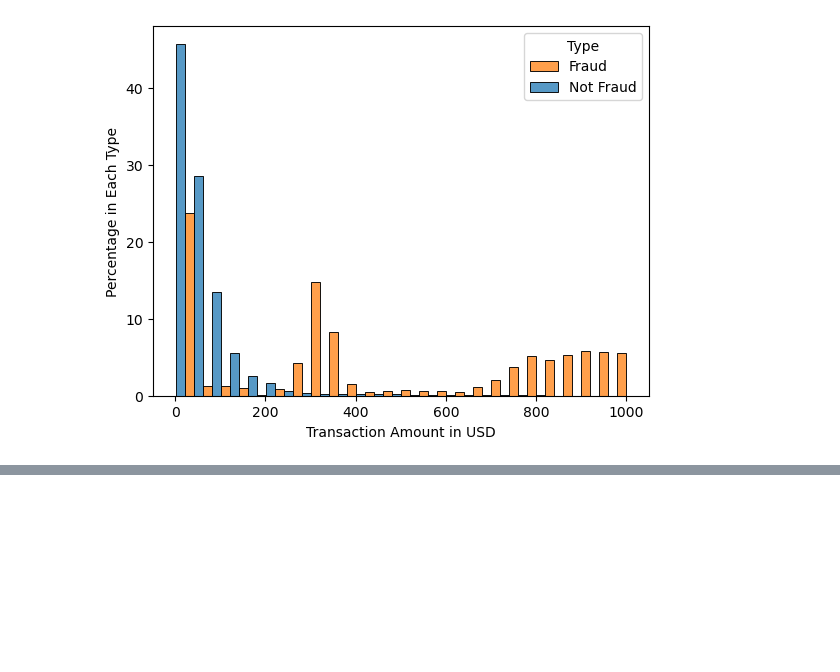
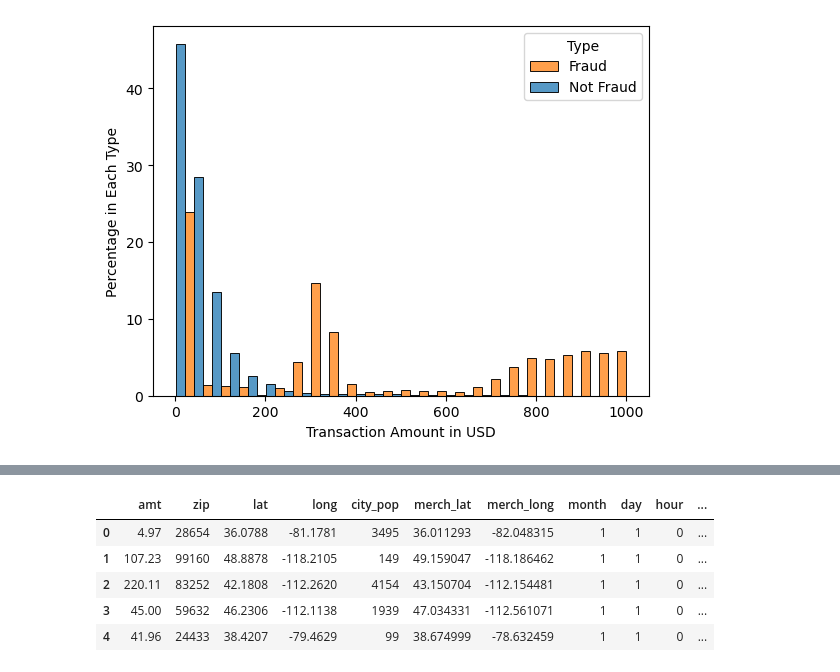
Before and after one commit to erigson/JPMC_Fraud_Analysis, a Jupyter notebook: version_3.ipynb, the cells around one changed output, grey strips where cells are left out. Cells and saved outputs as stored; diff of their text form; code cells hidden in the pictures; blank space fills up the shorter version.

```diff
--- a/version_3.ipynb
+++ b/version_3.ipynb
@@ -209,0 +235,3 @@ Index(['category', 'amt', 'state', 'zip', 'lat', 'long', 'city_pop',
+# %%
+freq_enc = (df.groupby("cc_num").size())
+df['cc_frequency'] = df["cc_num"].apply(lambda x: freq_enc[x])
@@ -209,0 +247,2 @@ Index(['category', 'amt', 'state', 'zip', 'lat', 'long', 'city_pop',
+# %%
+filtered_df = df.drop(columns = ['state', 'category', 'unix_time', 'cc_num','merchant','gender','street','city','job', 'dob', 'year', 'minute', 'second', 'trans_num', 'first', 'last'])
@@ -209,0 +258,21 @@ Index(['category', 'amt', 'state', 'zip', 'lat', 'long', 'city_pop',
+# %%
+Train_set = filtered_df[filtered_df['id'] == 'train']
+Test_set = filtered_df[filtered_df['id'] == 'test']
+
+Train_set.drop(columns= 'id', inplace = True)
+Test_set.drop(columns= 'id', inplace = True)
+# %%
+X_train = Train_set.drop(columns = 'is_fraud')
+y_train = Train_set['is_fraud']
+
+X_test = Test_set.drop(columns= 'is_fraud')
+y_test = Test_set['is_fraud']
+# %%
+X_train.head()
+# %% [output]
+|  | amt | zip | lat | long | city_pop | merch_lat | merch_long | month | day | hour | ... |
+| 0 | 4.97 | 28654 | 36.0788 | -81.1781 | 3495 | 36.011293 | -82.048315 | 1 | 1 | 0 | ... |
+| 1 | 107.23 | 99160 | 48.8878 | -118.2105 | 149 | 49.159047 | -118.186462 | 1 | 1 | 0 | ... |
+| 2 | 220.11 | 83252 | 42.1808 | -112.2620 | 4154 | 43.150704 | -112.154481 | 1 | 1 | 0 | ... |
+| 3 | 45.00 | 59632 | 46.2306 | -112.1138 | 1939 | 47.034331 | -112.561071 | 1 | 1 | 0 | ... |
+| 4 | 41.96 | 24433 | 38.4207 | -79.4629 | 99 | 38.674999 | -78.632459 | 1 | 1 | 0 | ... |
```
Also changed, not shown: parts of 43 cells of this notebook.
